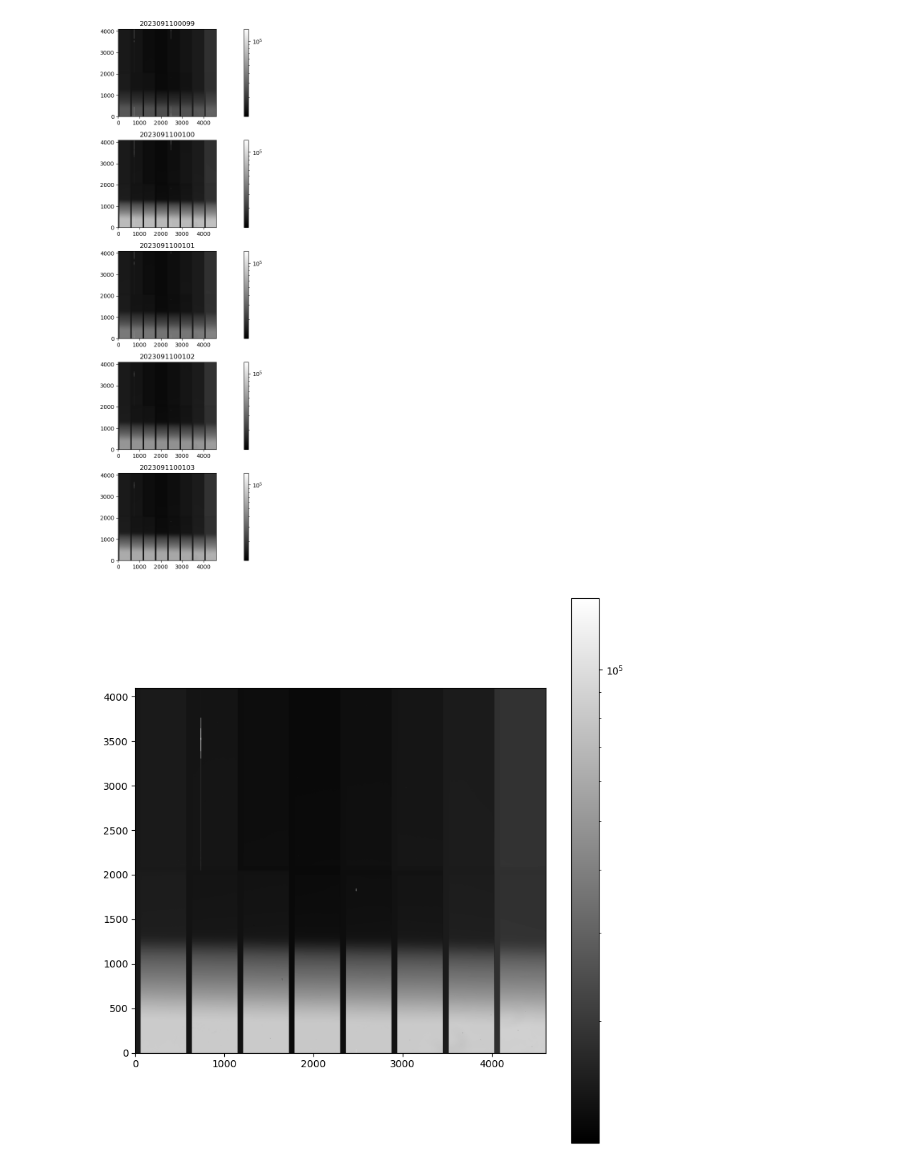
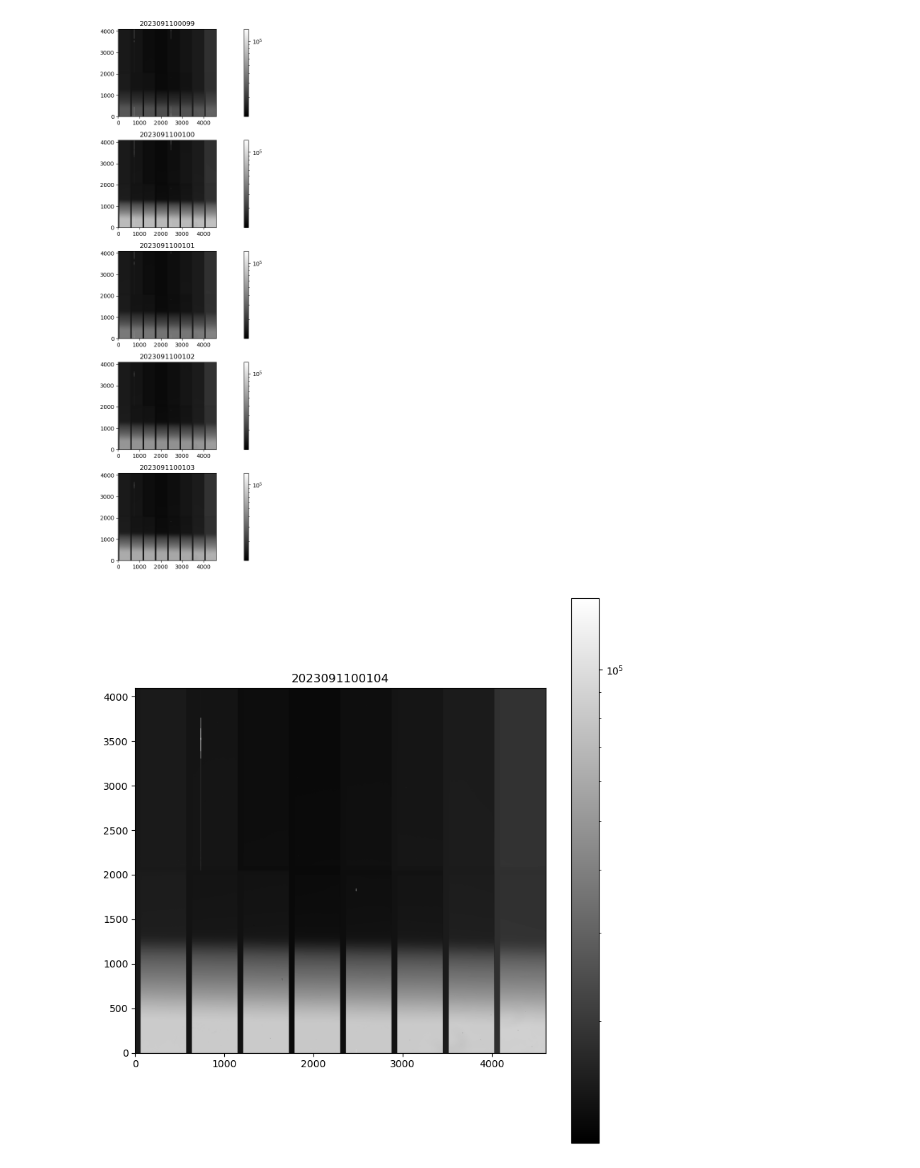
Before and after one commit to mrmonroy/AuxTel_summit_tests_2023, a Jupyter notebook: special_flats_median_smoothing/02_find_raw_flats_mask.ipynb, the cells around one changed output. Cells and saved outputs as stored; diff of their text form; code cells hidden in the pictures.

```diff
--- a/special_flats_median_smoothing/02_find_raw_flats_mask.ipynb
+++ b/special_flats_median_smoothing/02_find_raw_flats_mask.ipynb
@@ -156,13 +169,15 @@ plt.tight_layout()
 # %%
 fig = plt.figure(figsize=(8,8))
 flat_img_ = butler.get(
                 exp_type,
                 instrument="LATISS", exposure=flats_selected[-1], detector=0,
                 collections=calibCollections)
 data_ = flat_img_.getImage().array
 ax = fig.add_subplot(111)
 im = ax.imshow(data_,cmap="gray",origin='lower',norm=LogNorm())
+ax.set_title(flats_selected[-1])
 plt.colorbar(im,ax=ax)
 plt.tight_layout()
+del(flat_img_)
 # %% [output]
-[figure, old version]
+[figure, new version]
```
Also changed, not shown: parts of 2 cells of this notebook, 1 other file.
